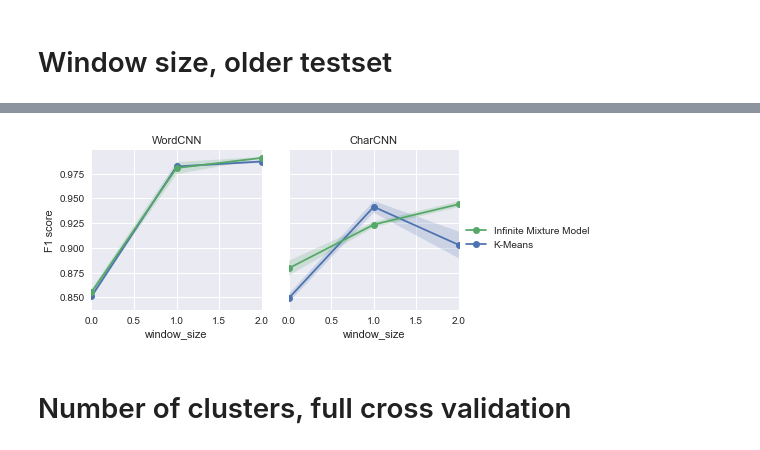
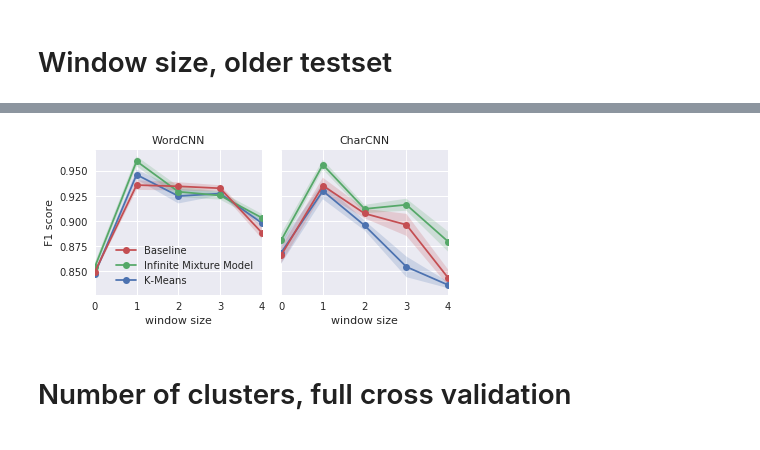
Before and after one commit to maarten990/masterthesis, a Jupyter notebook: charcnn.ipynb, the cells around one changed output, grey strips where cells are left out. Cells and saved outputs as stored; diff of their text form; code cells hidden in the pictures.

Commit message:
update figures

```diff
--- a/charcnn.ipynb
+++ b/charcnn.ipynb
@@ -246,31 +390,37 @@ splitter = evaluate.StratifiedShuffleSplit(
     random_state=100,
 )
 
-old_kmeans_w = {}
-old_gmm_w = {}
-old_char_kmeans_w = {}
-old_char_gmm_w = {}
+#old_kmeans_w = {}
+#old_gmm_w = {}
+#old_char_kmeans_w = {}
+#old_char_gmm_w = {}
+old_baseline_w = {}
+old_char_baseline_w = {}
 
-for window_size in [(0, 0), (0, 1), (1, 1)]:
+for window_size in [(0, 0), (0, 1), (1, 1), (1, 2), (2, 2)]:
     optim_fn = lambda p: torch.optim.Adadelta(p)
+#    model_fns = [
+#        lambda r: models.CategoricalClusterLabels(r, num_clusters, sum(window_size) + 1, params.dropout),
+#        lambda r: models.CategoricalClusterLabels(r, 11, sum(window_size) + 1, params.dropout),
+#        lambda r: models.CategoricalClusterLabels(r, num_clusters, sum(window_size) + 1, char_params.dropout),
+#        lambda r: models.CategoricalClusterLabels(r, 11, sum(window_size) + 1, char_params.dropout),
+#    ]
     model_fns = [
-        lambda r: models.CategoricalClusterLabels(r, num_clusters, sum(window_size) + 1, params.dropout),
-        lambda r: models.CategoricalClusterLabels(r, 11, sum(window_size) + 1, params.dropout),
-        lambda r: models.CategoricalClusterLabels(r, num_clusters, sum(window_size) + 1, char_params.dropout),
-        lambda r: models.CategoricalClusterLabels(r, 11, sum(window_size) + 1, char_params.dropout),
+        lambda r: models.NoClusterLabels(r, params.dropout),
+        lambda r: models.NoClusterLabels(r, params.dropout)
     ]
     dataset, validset, testset = evaluate.load_dataset(num_clusters, window_size[0], window_size[1], True)
 
     splitter.random_state = 100
-    values = evaluate.cross_val(k, splitter, model_fns, [False, True, False, True], optim_fn,
+    values = evaluate.cross_val(k, splitter, model_fns, [False, False], optim_fn,
                                 dataset,
-                                params=[params, params, char_params, char_params],
+                                params=[params, char_params],
                                 early_stopping=2,
                                 validation_set=validset,
                                 batch_size=128,
                                 testset=testset)
-    old_kmeans_w[window_size] = [v[0] for v in values]
-    old_gmm_w[window_size] = [v[1] for v in values]
-    old_char_kmeans_w[window_size] = [v[2] for v in values]
-    old_char_gmm_w[window_size] = [v[3] for v in values]
+    old_baseline[window_size] = [v[0] for v in values]
+    old_char_baseline[window_size] = [v[1] for v in values]
+    #old_char_kmeans_w[window_size] = [v[2] for v in values]
+    #old_char_gmm_w[window_size] = [v[3] for v in values]
 # %% [output]
@@ -293,22 +450,24 @@ for window_size in [(0, 0), (0, 1), (1, 1)]:
 # %%
 d = {
     "WordCNN": {
         sum(s): {
             'K-Means': old_kmeans_w[s],
             'Infinite Mixture Model': old_gmm_w[s],
+            'Baseline': old_baseline[s],
         }
         for s in old_kmeans_w.keys()
     },
     "CharCNN": {
         sum(s): {
             'K-Means': old_char_kmeans_w[s],
             'Infinite Mixture Model': old_char_gmm_w[s],
+            'Baseline': old_char_baseline[s],
         }
         for s in old_kmeans_w.keys()
     }
 }
-evaluate.analyze_cnns(d, "window_size", "model")
-#evaluate.analyze_cnns(d, "window size", "model", "../report/figures/results/2000-windowsize-old")
+#evaluate.analyze_cnns(d, "window_size", "model")
+evaluate.analyze_cnns(d, "window size", "model", "../report/figures/results/2000-windowsize-old")
 # %% [output]
-[figure, old version]
+[figure, new version]
 # %%
```
Also changed, not shown: parts of 9 cells of this notebook, 6 other files.
